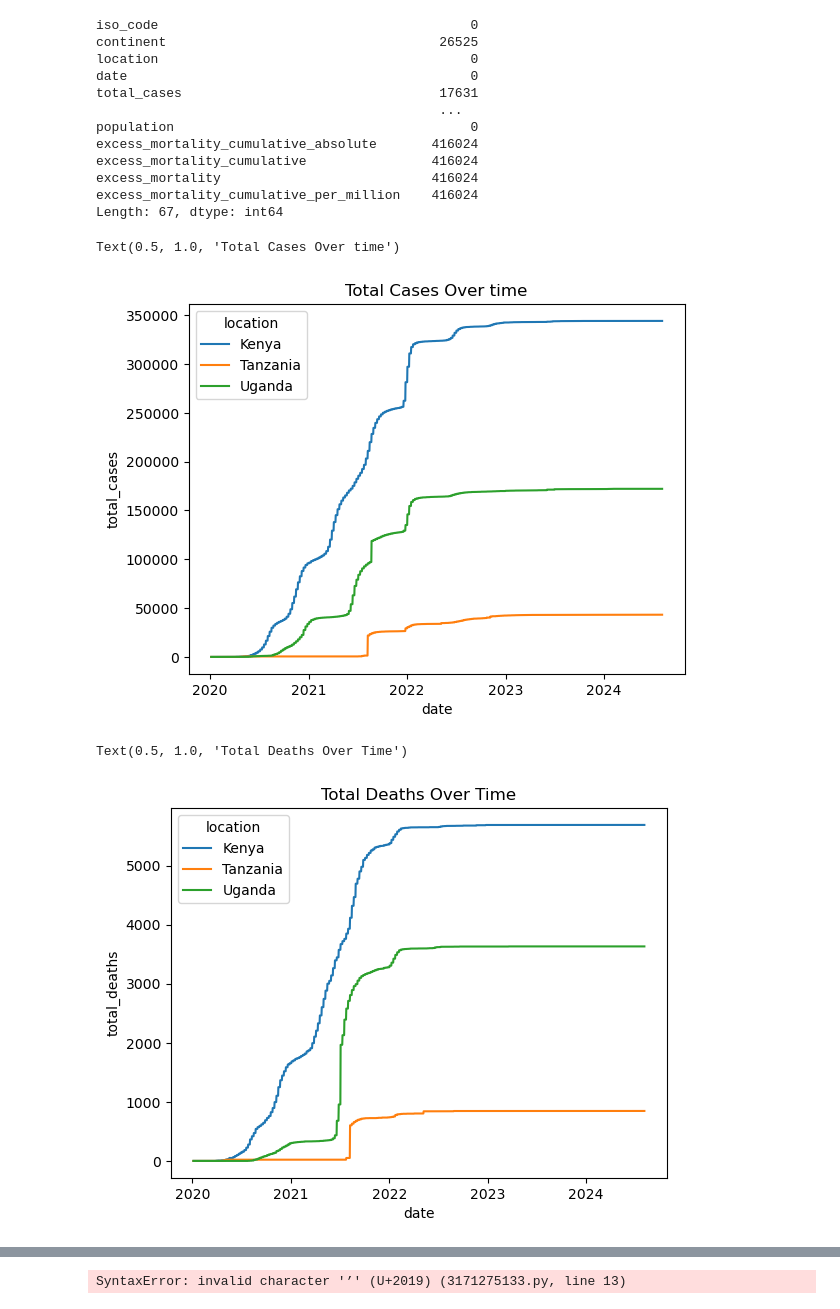
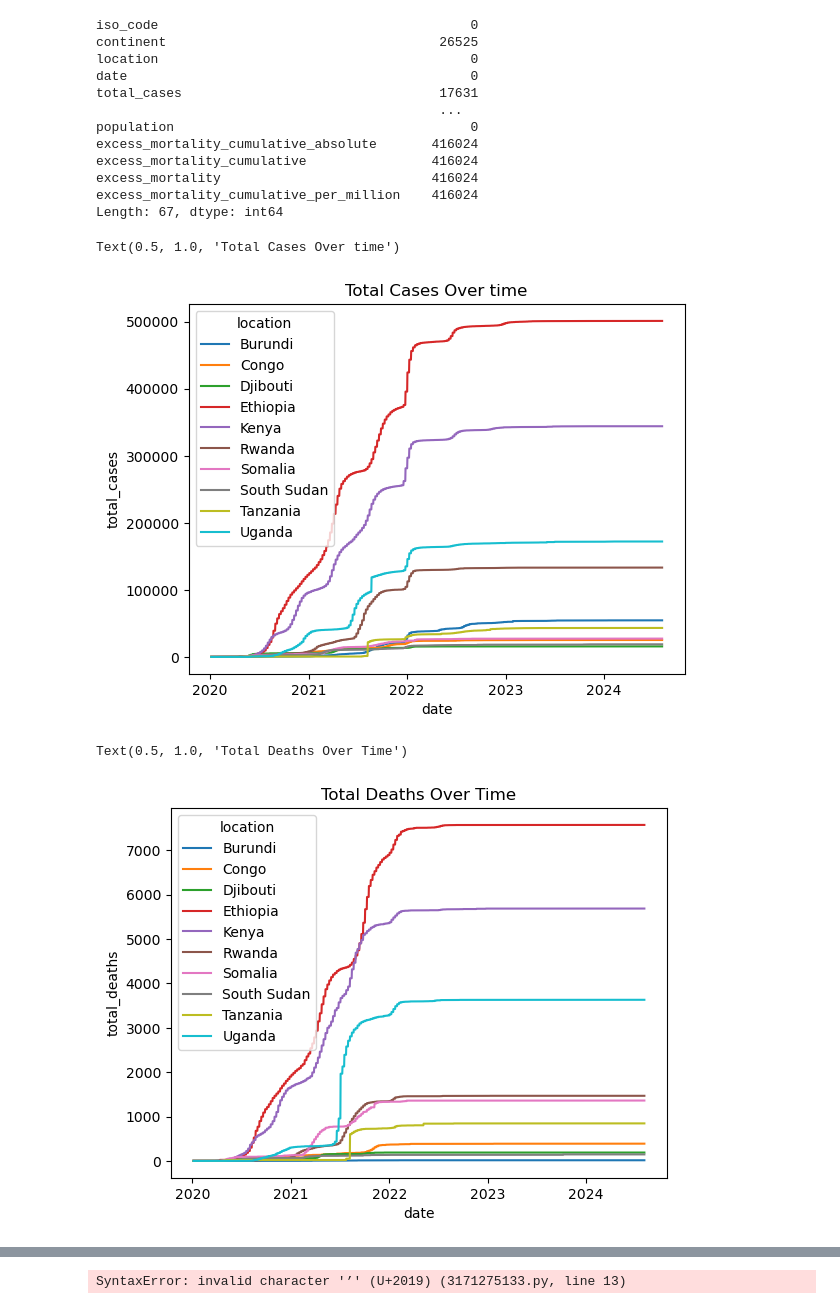
Before and after one commit to Princewilliamske/covid-EAC-analysis, a Jupyter notebook: covid_analysis.ipynb, the cells around one changed output, grey strips where cells are left out. Drawn from its saved outputs; the diff is of its cells as text; code cells hidden in the pictures.

```diff
--- a/covid_analysis.ipynb
+++ b/covid_analysis.ipynb
@@ -34,21 +33,21 @@ df.fillna(method='ffill', inplace=True)
 # %%
 #Total Cases Over time
 import matplotlib.pyplot as plt
 import seaborn as sns
 
-selected_countries = df[df['location'].isin(['Tanzania', 'Uganda', 'Kenya'])]
+selected_countries = df[df['location'].isin(['Tanzania', 'Uganda', 'Kenya', 'Rwanda', 'Burundi', 'South Sudan', 'Somalia', 'Djibouti', 'Ethiopia', 'Congo'])]
 sns.lineplot(data=selected_countries, x='date', y='total_cases', hue='location')
 plt.title('Total Cases Over time')
 # %% [output]
 Text(0.5, 1.0, 'Total Cases Over time')
-[figure, old version]
+[figure, new version]
 # %%
 #Total Deaths over time
 sns.lineplot(data=selected_countries, x='date', y='total_deaths', hue='location')
 plt.title('Total Deaths Over Time')
 # %% [output]
 Text(0.5, 1.0, 'Total Deaths Over Time')
-[figure, old version]
+[figure, new version]
 # %%
 #Daily New Cases Comparison
 sns.lineplot(data=selected_countries, x='date', y='new_cases', hue='location')
```
Also changed, not shown: parts of 5 cells of this notebook, 1 other file.
